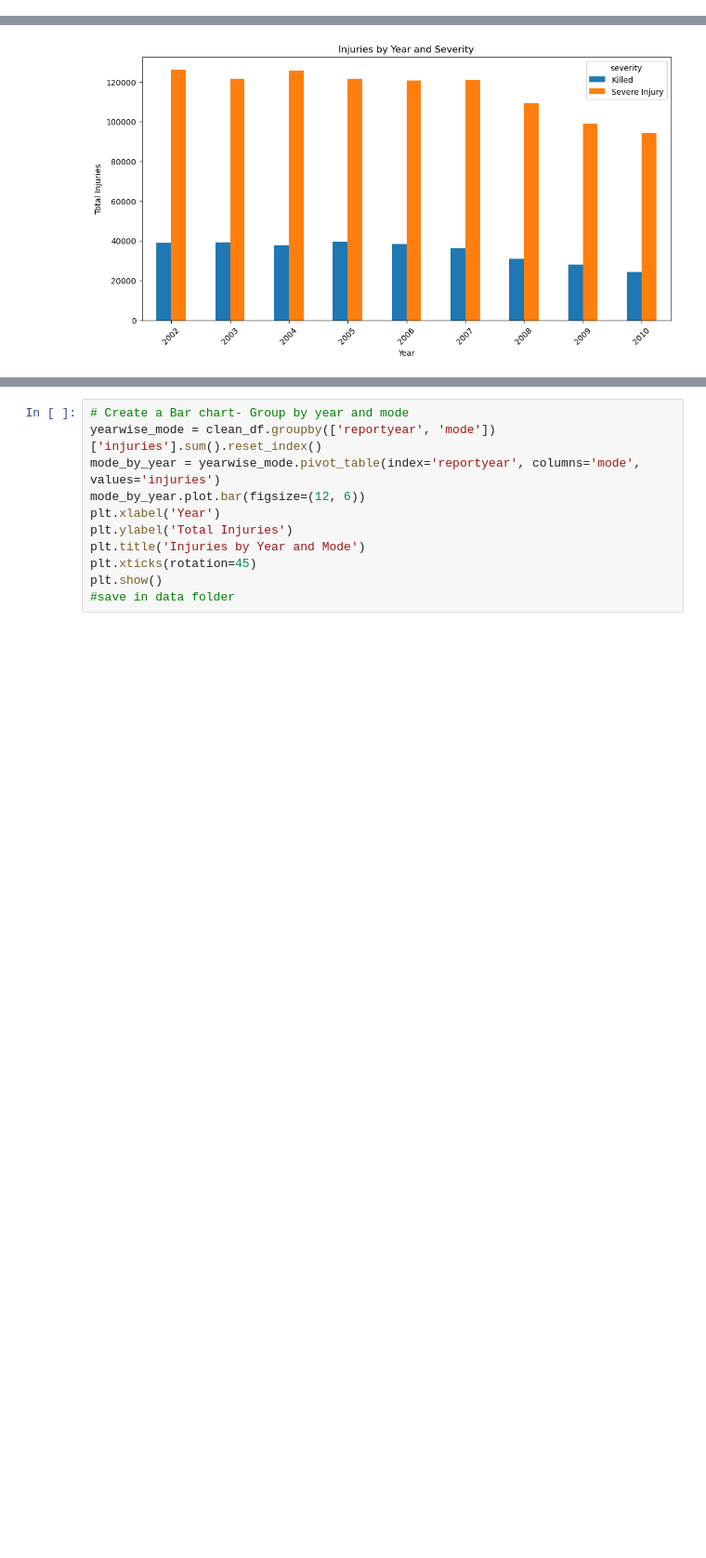
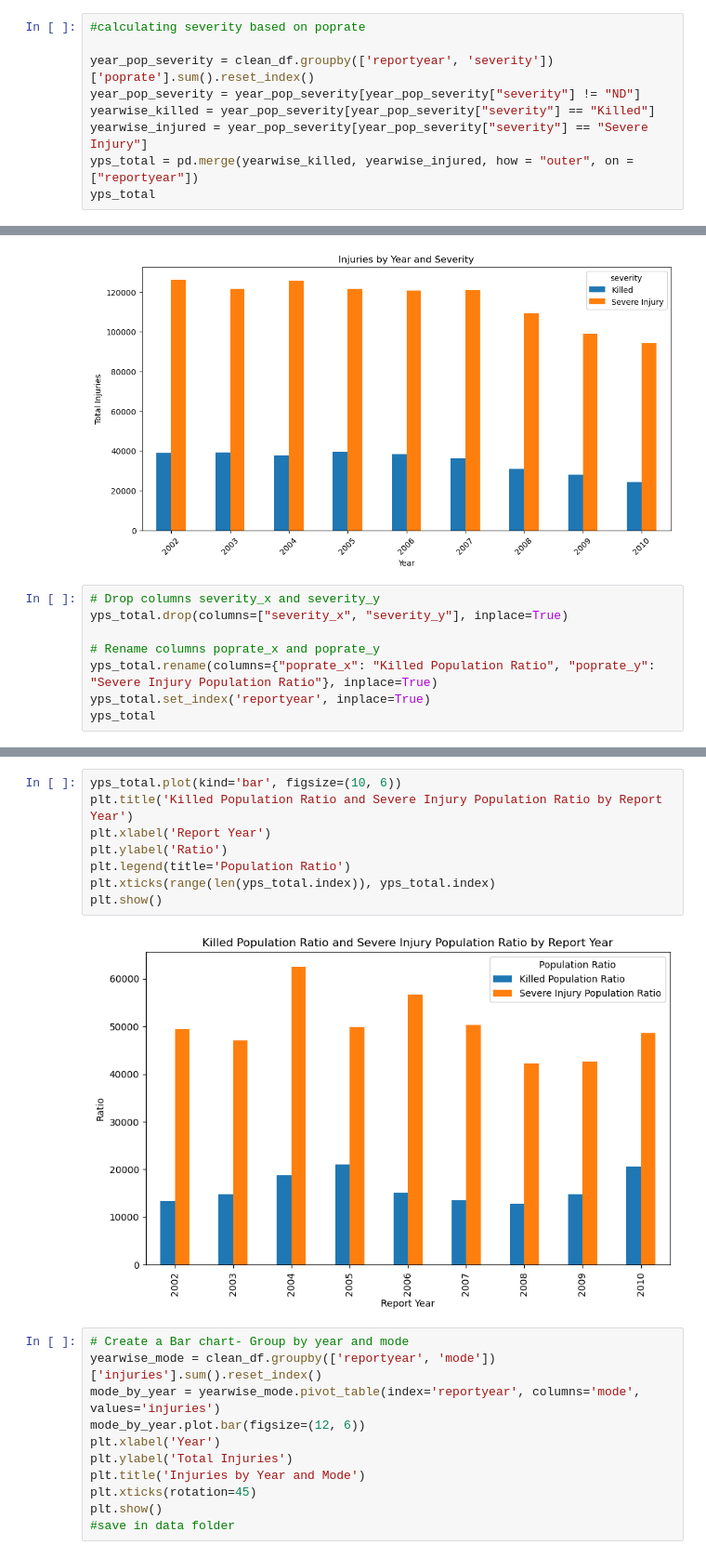
Before and after one commit to PadmaGuna/Project1, a Jupyter notebook: Monica.ipynb, the cells around one changed output, grey strips where cells are left out. Shown: that part at 93% size. Drawn from its saved outputs; the diff is of its cells as text; blank space fills up the shorter version.

Commit message:
adding pop rate by year

```diff
--- a/Monica.ipynb
+++ b/Monica.ipynb
@@ -157,3 +157,12 @@ new_df
 | 448947 | 2010 | Nevada | Northeast Sierra | 6.0 | 0.0 | 0.0 | 0.0 | 0.0 | ... |
 | 448948 | 2010 | Nevada | Northeast Sierra | 6.0 | 0.0 | 0.0 | 0.0 | 0.0 | ... |
 171659 rows × 16 columns
+# %%
+#calculating severity based on poprate
+
+year_pop_severity = clean_df.groupby(['reportyear', 'severity'])['poprate'].sum().reset_index()
+year_pop_severity = year_pop_severity[year_pop_severity["severity"] != "ND"]
+yearwise_killed = year_pop_severity[year_pop_severity["severity"] == "Killed"]
+yearwise_injured = year_pop_severity[year_pop_severity["severity"] == "Severe Injury"]
+yps_total = pd.merge(yearwise_killed, yearwise_injured, how = "outer", on = ["reportyear"])
+yps_total
@@ -357,3 +377,11 @@ plt.show()
 #save in data folder
 # %% [output]
 [figure]
+# %%
+# Drop columns severity_x and severity_y
+yps_total.drop(columns=["severity_x", "severity_y"], inplace=True)
+
+# Rename columns poprate_x and poprate_y
+yps_total.rename(columns={"poprate_x": "Killed Population Ratio", "poprate_y": "Severe Injury Population Ratio"}, inplace=True)
+yps_total.set_index('reportyear', inplace=True)
+yps_total
@@ -360,3 +400,13 @@ plt.show()
+# %%
+yps_total.plot(kind='bar', figsize=(10, 6))
+plt.title('Killed Population Ratio and Severe Injury Population Ratio by Report Year')
+plt.xlabel('Report Year')
+plt.ylabel('Ratio')
+plt.legend(title='Population Ratio')
+plt.xticks(range(len(yps_total.index)), yps_total.index)
+plt.show()
+# %% [output]
+[figure, added]
 # %%
 # Create a Bar chart- Group by year and mode
 yearwise_mode = clean_df.groupby(['reportyear', 'mode'])['injuries'].sum().reset_index()
```
Also changed, not shown: parts of 6 cells of this notebook.
